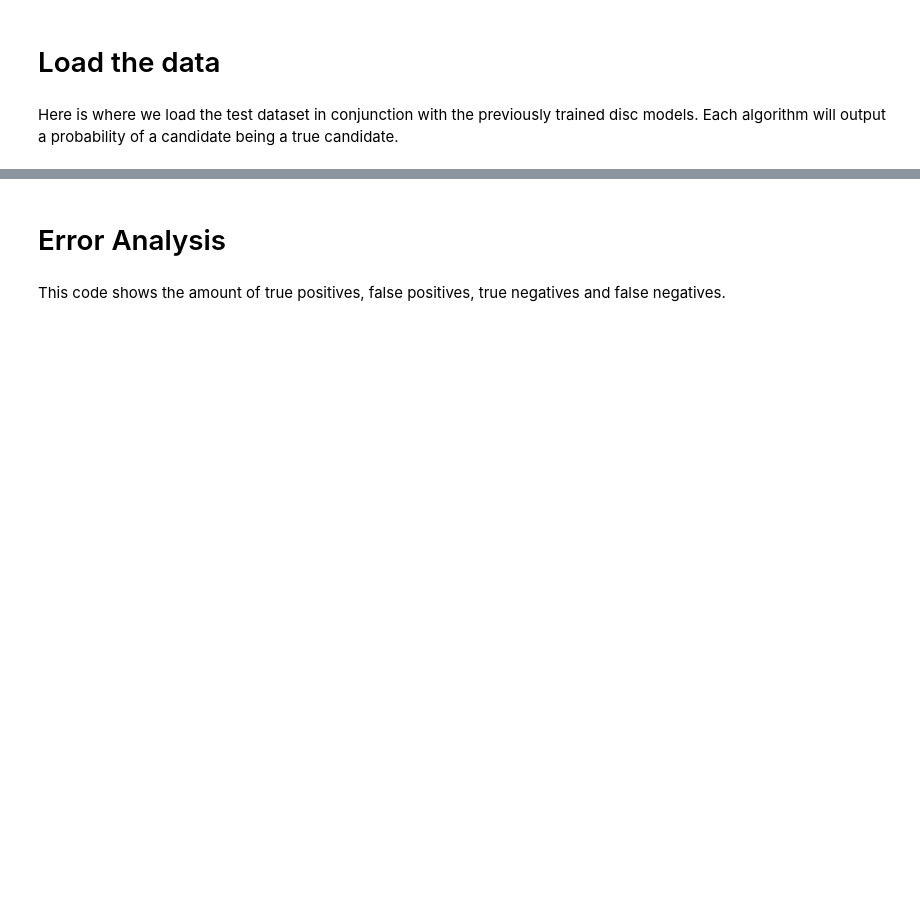
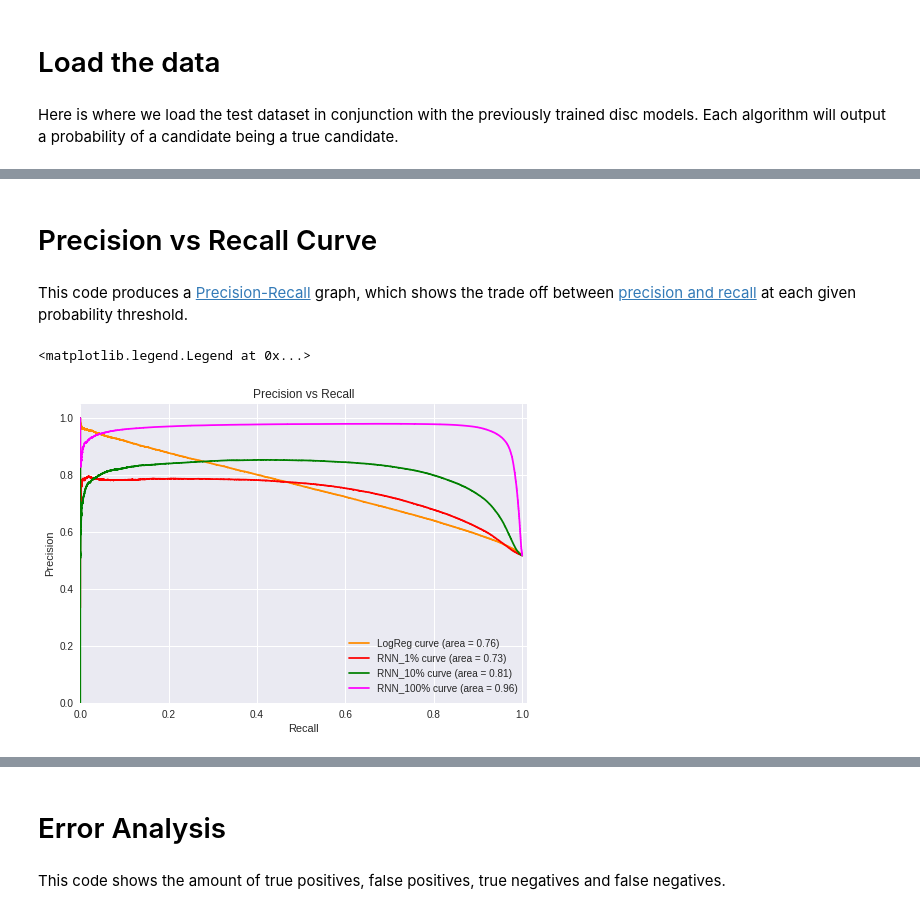
Before and after one commit to greenelab/snorkeling, a Jupyter notebook: All_Relationships/5.data-analysis.ipynb, the cells around one changed output, grey strips where cells are left out. Drawn from its saved outputs; the diff is of its cells as text; code cells hidden in the pictures; blank space fills up the shorter version.

```diff
--- a/All_Relationships/5.data-analysis.ipynb
+++ b/All_Relationships/5.data-analysis.ipynb
@@ -106,0 +98,23 @@ neg_features_df.sort_values("Frequency", ascending=False).to_csv("NEG_LR_Feat.cs
+# %% [markdown]
+# Precision vs Recall Curve
+# %% [markdown]
+This code produces a [Precision-Recall](http://scikit-learn.org/stable/auto_examples/model_selection/plot_precision_recall.html) graph, which shows the trade off between [precision and recall](https://en.wikipedia.org/wiki/Precision_and_recall) at each given probability threshold.
+# %%
+models = ["LR_Marginals", "RNN_1_Marginals", "RNN_10_Marginals", "RNN_Full_Marginals"]
+model_colors = ["darkorange", "red", "green", "magenta"]
+model_labels = ["LogReg", "RNN_1%", "RNN_10%", "RNN_100%"]
+
+for model_label, marginal_label, color in zip(model_labels, models, model_colors):
+    precision, recall, _ = precision_recall_curve(model_marginals["True Labels"], model_marginals[marginal_label])
+    model_precision = average_precision_score(model_marginals["True Labels"], model_marginals[marginal_label])
+    plt.plot(recall, precision, color=color, label="{} curve (area = {:0.2f})".format(model_label, model_precision))
+
+plt.ylabel('Precision')
+plt.xlabel('Recall')
+plt.title('Precision vs Recall')
+plt.xlim([0, 1.01])
+plt.ylim([0, 1.05])
+plt.legend(loc="lower right")
+# %% [output]
+<matplotlib.legend.Legend at 0x...>
+[figure, added]
```
Also changed, not shown: parts of 69 cells of this notebook, 2 other files.
